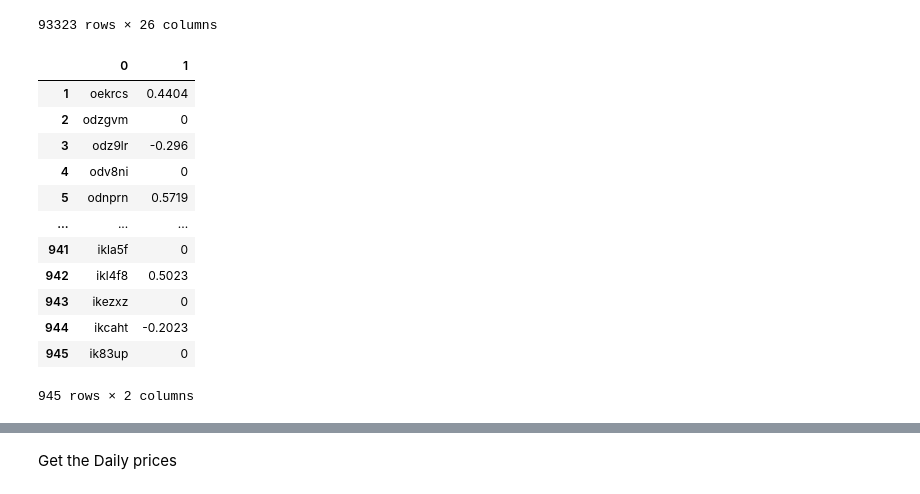
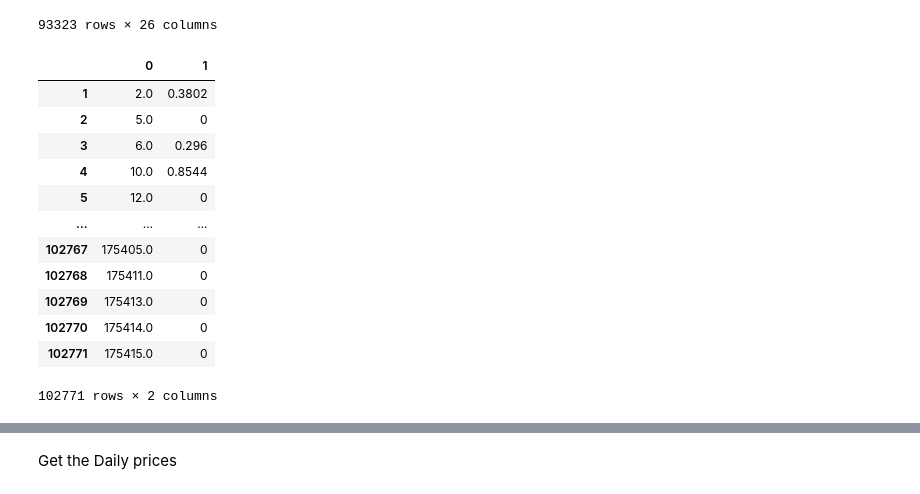
Before and after one commit to SaberQ19/socioPhysics_DiamondHands, a Jupyter notebook: xgBoost.ipynb, the cells around one changed output, grey strips where cells are left out. Cells and saved outputs as stored; diff of their text form; code cells hidden in the pictures.

```diff
--- a/xgBoost.ipynb
+++ b/xgBoost.ipynb
@@ -165,25 +165,25 @@ def sentiment_scores(sentence):
 # %%
 excel_data = pd.read_excel('sentimentdataa.xlsx', sheet_name=None, header=None)
 
 
 for stock in stockname:
     excel_data[f'{stock}_post_sentiment'] = excel_data[f'{stock}_post_sentiment'].iloc[1:]
 
-excel_data['AAPL_post_sentiment']
+excel_data['GME_post_sentiment']
 # %% [output]
 |  | 0 | 1 |
-| 1 | oekrcs | 0.4404 |
-| 2 | odzgvm | 0 |
-| 3 | odz9lr | -0.296 |
-| 4 | odv8ni | 0 |
-| 5 | odnprn | 0.5719 |
+| 1 | 2.0 | 0.3802 |
+| 2 | 5.0 | 0 |
+| 3 | 6.0 | 0.296 |
+| 4 | 10.0 | 0.8544 |
+| 5 | 12.0 | 0 |
 | ... | ... | ... |
-| 941 | ikla5f | 0 |
-| 942 | ikl4f8 | 0.5023 |
-| 943 | ikezxz | 0 |
-| 944 | ikcaht | -0.2023 |
-| 945 | ik83up | 0 |
+| 102767 | 175405.0 | 0 |
+| 102768 | 175411.0 | 0 |
+| 102769 | 175413.0 | 0 |
+| 102770 | 175414.0 | 0 |
+| 102771 | 175415.0 | 0 |
-945 rows × 2 columns
+102771 rows × 2 columns
 # %%
 #Add sentiment as a column
 stock_postandsentiment={}
```
Also changed, not shown: parts of 17 cells of this notebook.
